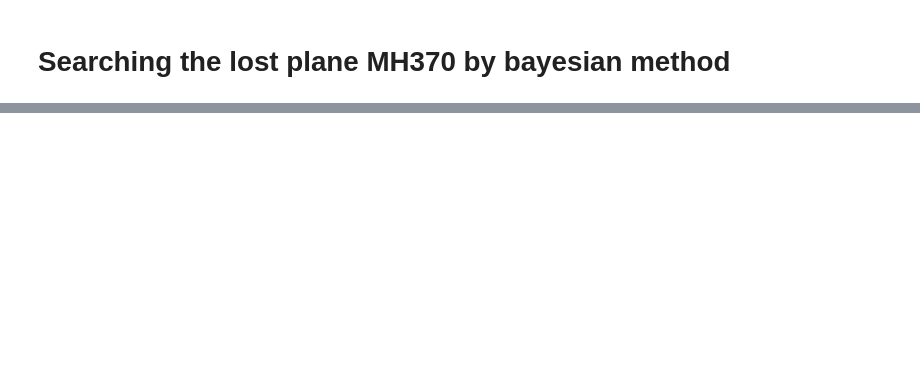
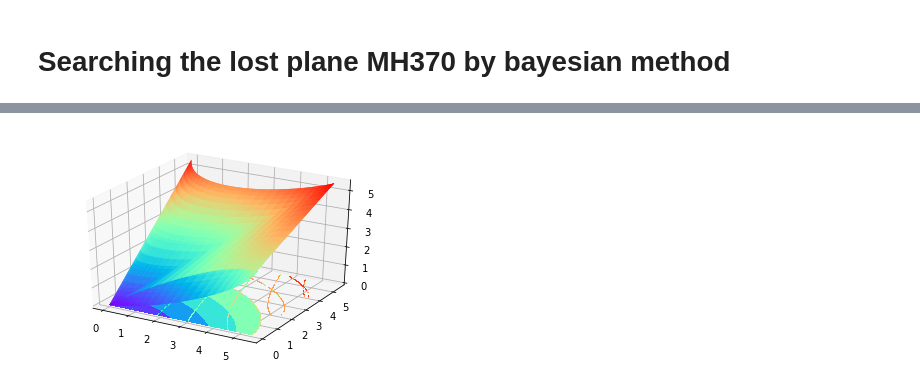
Before and after one commit to TerenceLiu98/MCM2015, a Jupyter notebook: Searching the lost plane MH370 by bayesian method.ipynb, the cells around one changed output, grey strips where cells are left out. Saved outputs shown, nothing was run; the diff lists cells and outputs as text; code cells hidden in the pictures; blank space fills up the shorter version.

```diff
--- a/Searching the lost plane MH370 by bayesian method.ipynb
+++ b/Searching the lost plane MH370 by bayesian method.ipynb
@@ -47,0 +223,30 @@ The flight direction of the plane is X − axis; Vertical direction is Y − axi
+# %%
+import numpy as np
+import matplotlib.pyplot as plt
+from mpl_toolkits.mplot3d import Axes3D
+from matplotlib import cm
+fig = plt.figure()
+
+# 3d
+# ax = Axes3D(fig)
+ax = fig.add_subplot(111, projection='3d') # X, Y value
+
+r = np.linspace(0,10)
+theta = np.linspace(-np.pi, np.pi)
+w = np.linspace(0,1)
+X = r*np.cos(theta/2)**2 # the optimistic distribution
+Y = (10-r)*np.cos(theta/2)**2 # the pessimistic distribution
+X, Y = np.meshgrid(X, X) # x-y
+R = w * X + (1 - w) * Y # the final distribution # height value
+Z=R
+# rstride: cstride:
+# rcount:50ccount:
+#vmaxvmin
+ax.plot_surface(X, Y, Z, rstride=1, cstride=1,cmap=plt.get_cmap('rainbow')) # zdir : 'z' | 'x' | 'y'
+# offset :
+ax.contourf(X,Y,Z,zdir='z',offset=0,cmap=plt.get_cmap('rainbow'))
+# zxy
+
+plt.show()
+# %% [output]
+[figure, added]
```
Also changed, not shown: parts of 15 cells of this notebook, 10 other files.
